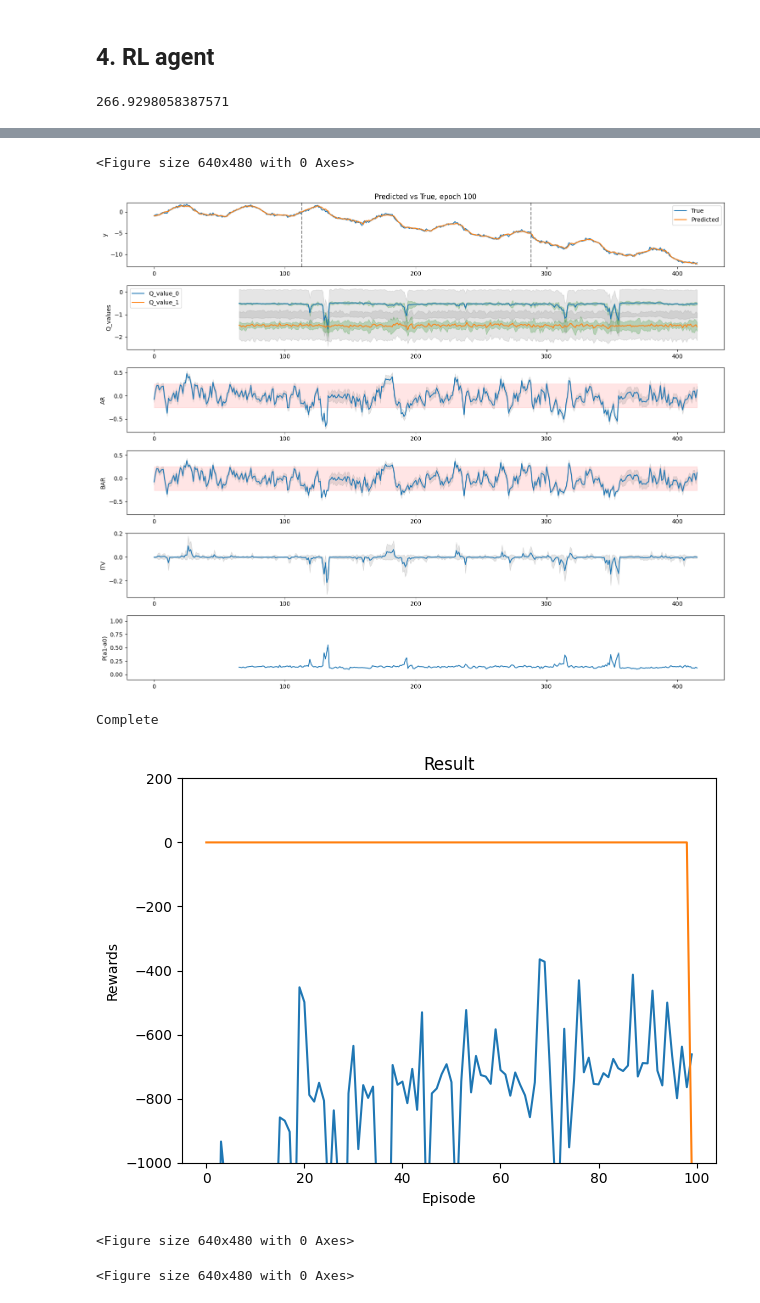
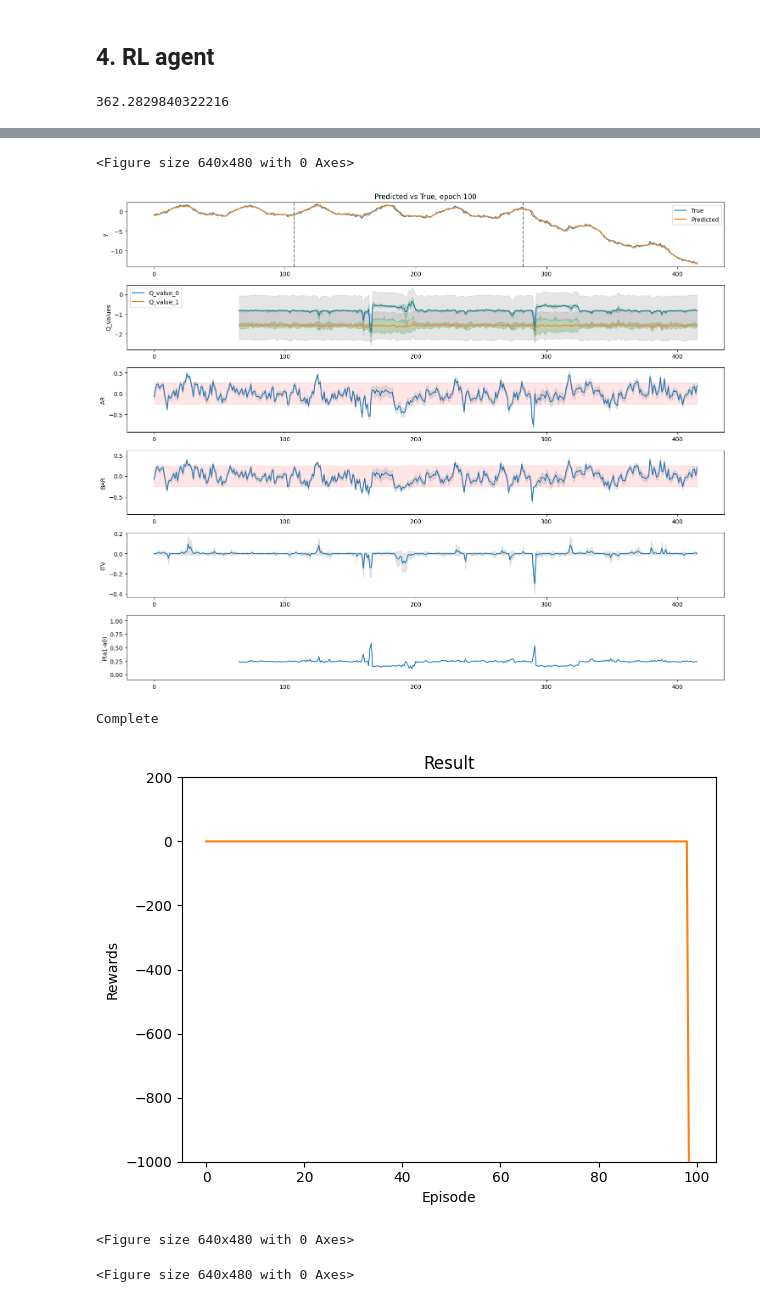
Before and after one commit to zhanwen-xin/cuTAGI, a Jupyter notebook: examples/ITV_CASC_LGA007PIAP_E010_202407.ipynb, the cells around one changed output, grey strips where cells are left out. Cells and saved outputs as stored; diff of their text form; code cells hidden in the pictures.

Commit message:
reward changed to loglikelihood excluding AR

```diff
--- a/examples/ITV_CASC_LGA007PIAP_E010_202407.ipynb
+++ b/examples/ITV_CASC_LGA007PIAP_E010_202407.ipynb
@@ -135,9 +135,9 @@ agent_model_path = './saved_param/CASC_LGA007PIAP_E010_2024_07/tagiv_models/agen
 # agents_RL.save_synthetic_ts(datetime_save_path='data/CASC_LGA007PIAP_E010_2024_07/RLDS_y_datetime_200episodes_V4.csv',
 #                             observation_save_path='data/CASC_LGA007PIAP_E010_2024_07/RLDS_y_observation_200episodes_V4.csv')
 # %%
-print((1.5063182681304423+ 1.162979790257131)/(1-0.99))
+print((-3.3882529439734523+ 7.011082784295671)/(1-0.99))
 # %% [output]
-266.9298058387571
+362.2829840322216
 # %%
 agents_RL.load_synthetic_ts(datetime_save_path='data/CASC_LGA007PIAP_E010_2024_07/RLDS_y_datetime_1000episodes.csv',
                             observation_save_path='data/CASC_LGA007PIAP_E010_2024_07/RLDS_y_observation_1000episodes.csv')
@@ -149,7 +149,8 @@ agents_RL.train(num_episodes = 100, step_look_back = 64, abnormal_ts_percentage
                 batchsize = 128, TAU = 0.005, plot_samples = True, learning_curve_ylim = [-1000, 200],
                 early_stopping = False, patience = 0, validation_episode_num = 0, early_stop_start= 300,
                 # agent_net_save_path = agent_model_path)
-                agent_net_save_path = agent_model_path, mean_R = -0.6745953375735533, std_R = 2.779991321423823) # Log-Likelihood
+                agent_net_save_path = agent_model_path, mean_R = -3.3882529439734523, std_R = 7.011082784295671) # Log-Likelihood excluding AR
+                # agent_net_save_path = agent_model_path, mean_R = -0.6745953375735533, std_R = 2.779991321423823) # Log-Likelihood
                 # agent_net_save_path = agent_model_path, mean_R = 0.0880989332434907, std_R = 0.7321812035504224) # Likelihood + AR penalty
                 # agent_net_save_path = agent_model_path, mean_R = 0.22359195074181498, std_R = 1.1609149116693418) # Conditional likelihood + AR penalty
 
@@ -169,7 +170,7 @@ agents_RL.train(num_episodes = 100, step_look_back = 64, abnormal_ts_percentage
 []
 <Figure size 640x480 with 0 Axes>
-[figure, old version]
+[figure, new version]
 Complete
-[figure, old version]
+[figure, new version]
 <Figure size 640x480 with 0 Axes>
 <Figure size 640x480 with 0 Axes>
```
Also changed, not shown: parts of 2 cells of this notebook, 3 other files.
